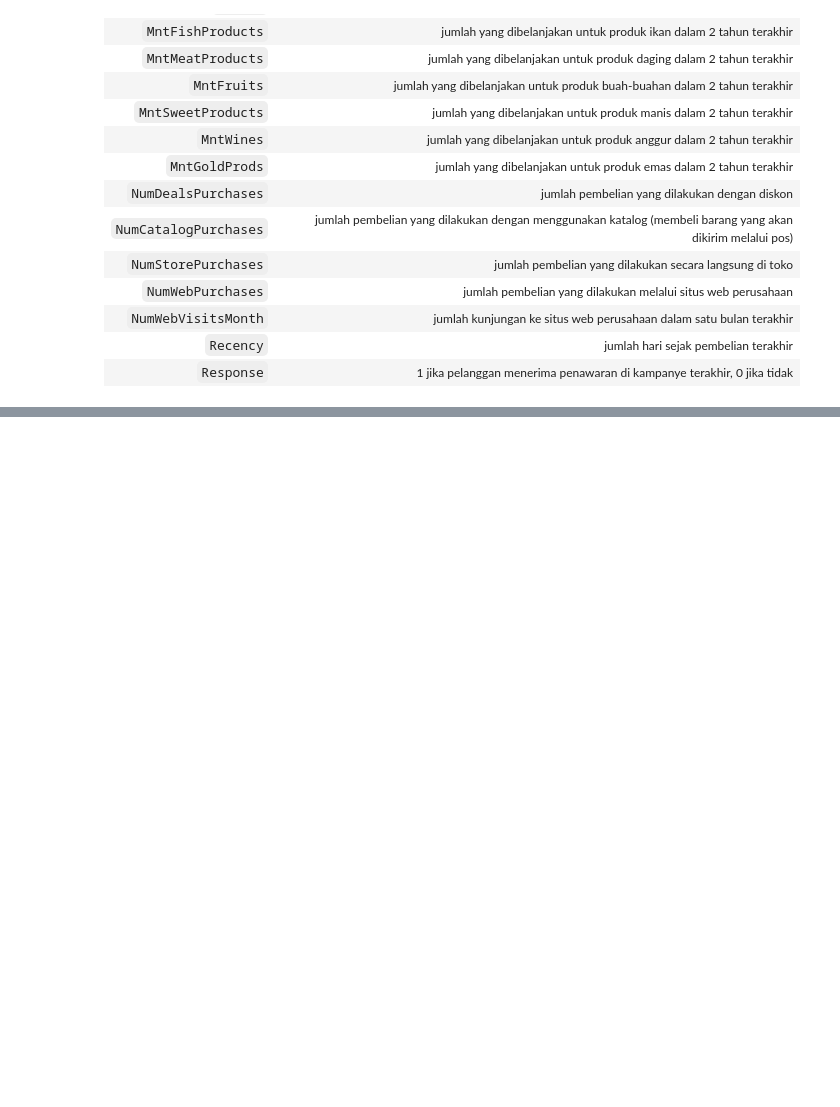
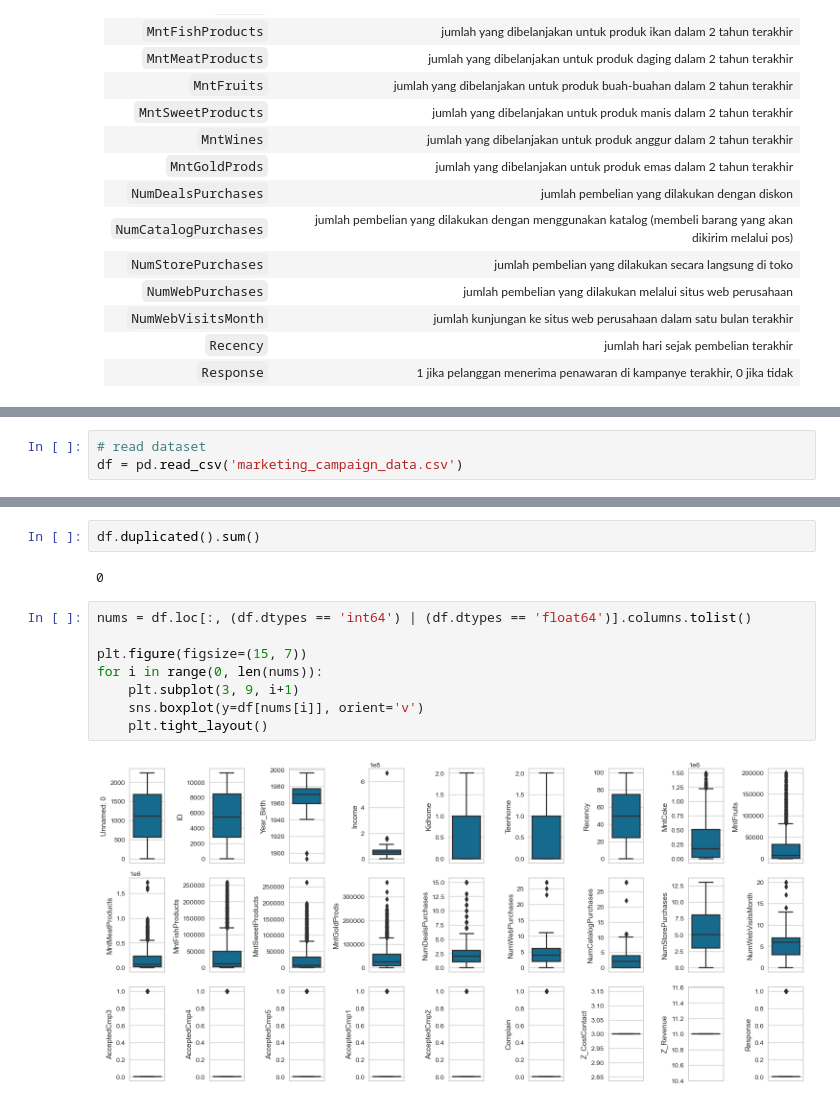
Before and after one commit to imalfunadam/Predict-Customer-Personality-to-Boost-Marketing-Campaign-by-Using-Machine-Learning, a Jupyter notebook: Predict Customer Personality.ipynb, the cells around one changed output, grey strips where cells are left out. Saved outputs shown, nothing was run; the diff lists cells and outputs as text; blank space fills up the shorter version.

```diff
--- a/Predict Customer Personality.ipynb
+++ b/Predict Customer Personality.ipynb
@@ -62,0 +79,3 @@ Conversion Rate
+# %%
+# read dataset
+df = pd.read_csv('marketing_campaign_data.csv')
@@ -62,0 +122,14 @@ Conversion Rate
+# %%
+df.duplicated().sum()
+# %% [output]
+0
+# %%
+nums = df.loc[:, (df.dtypes == 'int64') | (df.dtypes == 'float64')].columns.tolist()
+
+plt.figure(figsize=(15, 7))
+for i in range(0, len(nums)):
+    plt.subplot(3, 9, i+1)
+    sns.boxplot(y=df[nums[i]], orient='v')
+    plt.tight_layout()
+# %% [output]
+[figure, added]
```
Also changed, not shown: parts of 8 cells of this notebook.
